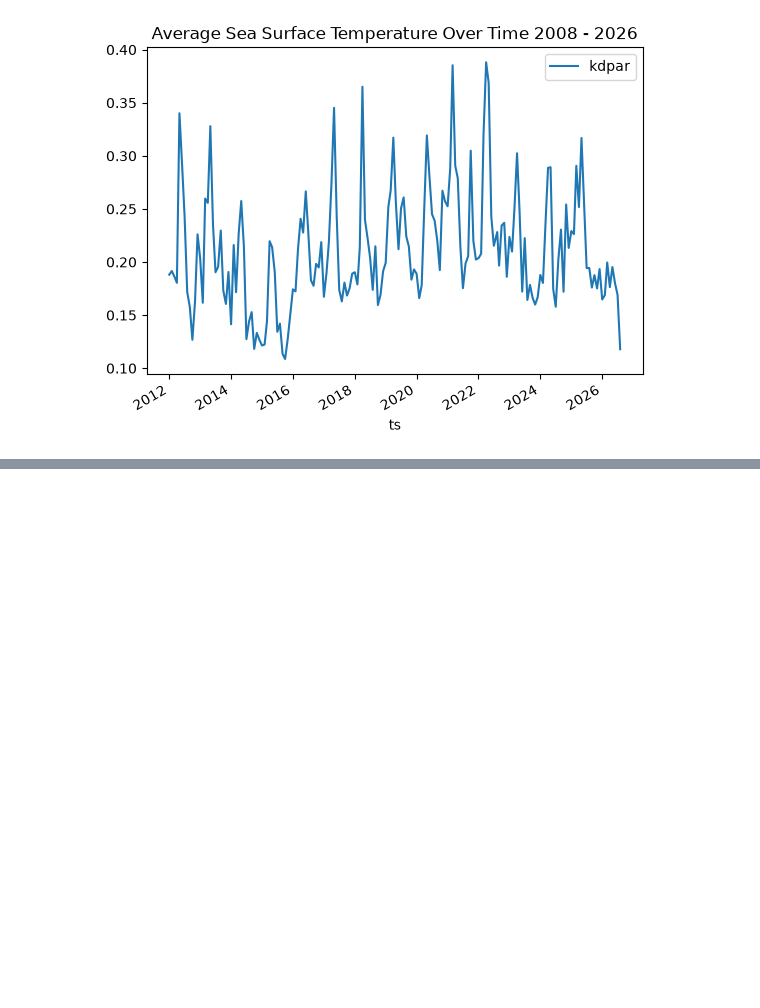
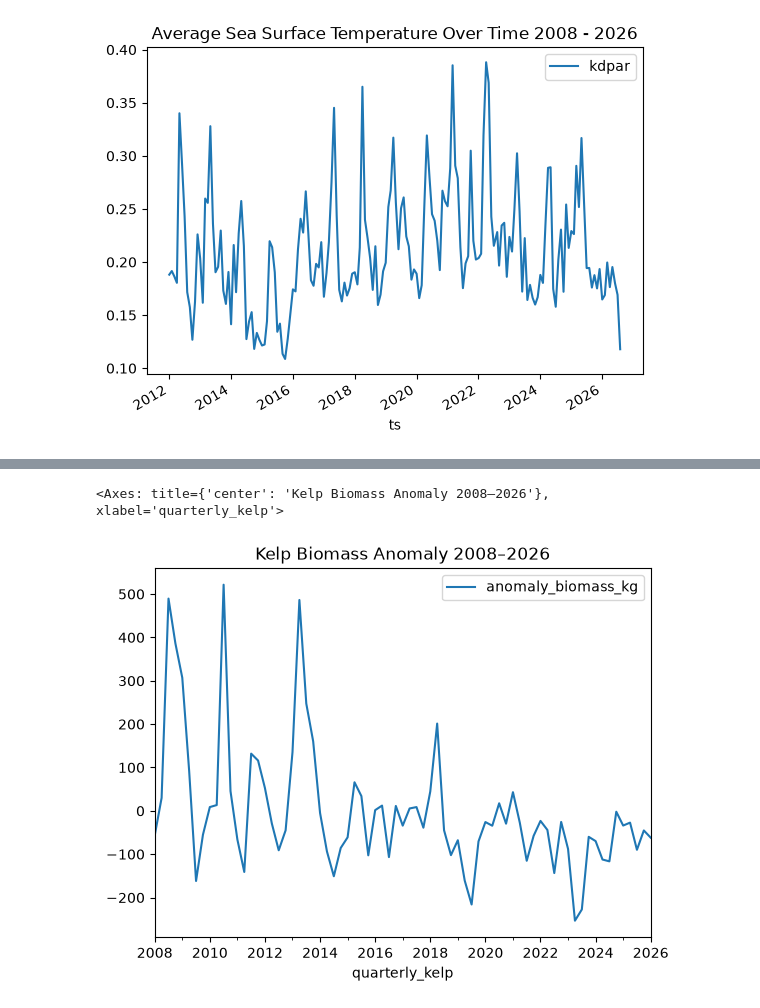
Before and after one commit to EmmaBucket/398_ocean, a Jupyter notebook: Analysis/plots.ipynb, the cells around one changed output, grey strips where cells are left out. Cells and saved outputs as stored; diff of their text form; code cells hidden in the pictures; blank space fills up the shorter version.

Commit message:
Ran analysis on the new SQL tables for reef, kelp, and sst

```diff
--- a/Analysis/plots.ipynb
+++ b/Analysis/plots.ipynb
@@ -56,0 +79,2 @@ photo =  con.execute("SELECT * FROM 'photo'").df()
+# %%
+kelp_anomaly = con.execute("SELECT * FROM 'kelp_anomaly'").df()
@@ -77,0 +217,14 @@ photo_average_by_date.plot(x="ts", y="kdpar", kind="line", title="Average Sea Su
+# %%
+kelp_ts = con.sql("""
+    SELECT quarterly_kelp,
+           avg(anomaly_biomass_kg) AS anomaly_biomass_kg,
+    FROM kelp_anomaly
+    GROUP BY quarterly_kelp
+    ORDER BY quarterly_kelp
+""").df()
+
+kelp_ts.plot(x="quarterly_kelp", y="anomaly_biomass_kg", kind="line",
+             title="Kelp Biomass Anomaly 2008–2026")
+# %% [output]
+<Axes: title={'center': 'Kelp Biomass Anomaly 2008–2026'}, xlabel='quarterly_kelp'>
+[figure, added]
```
Also changed, not shown: parts of 41 cells of this notebook.
